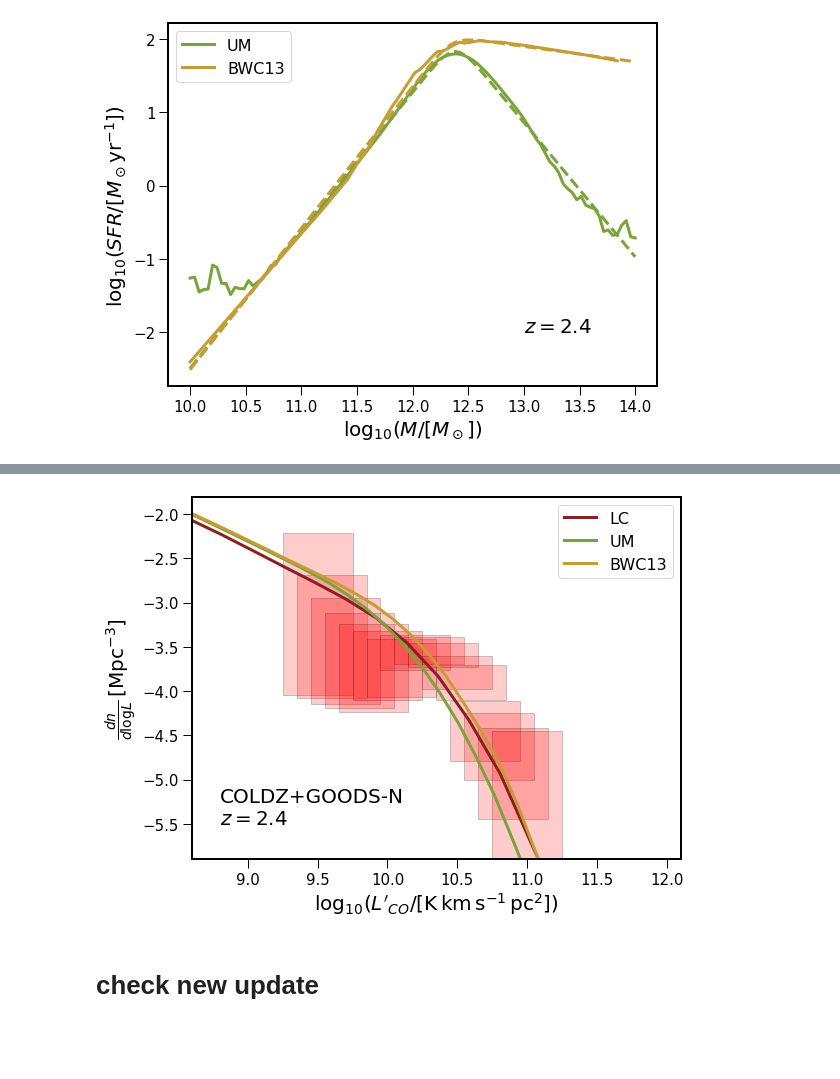
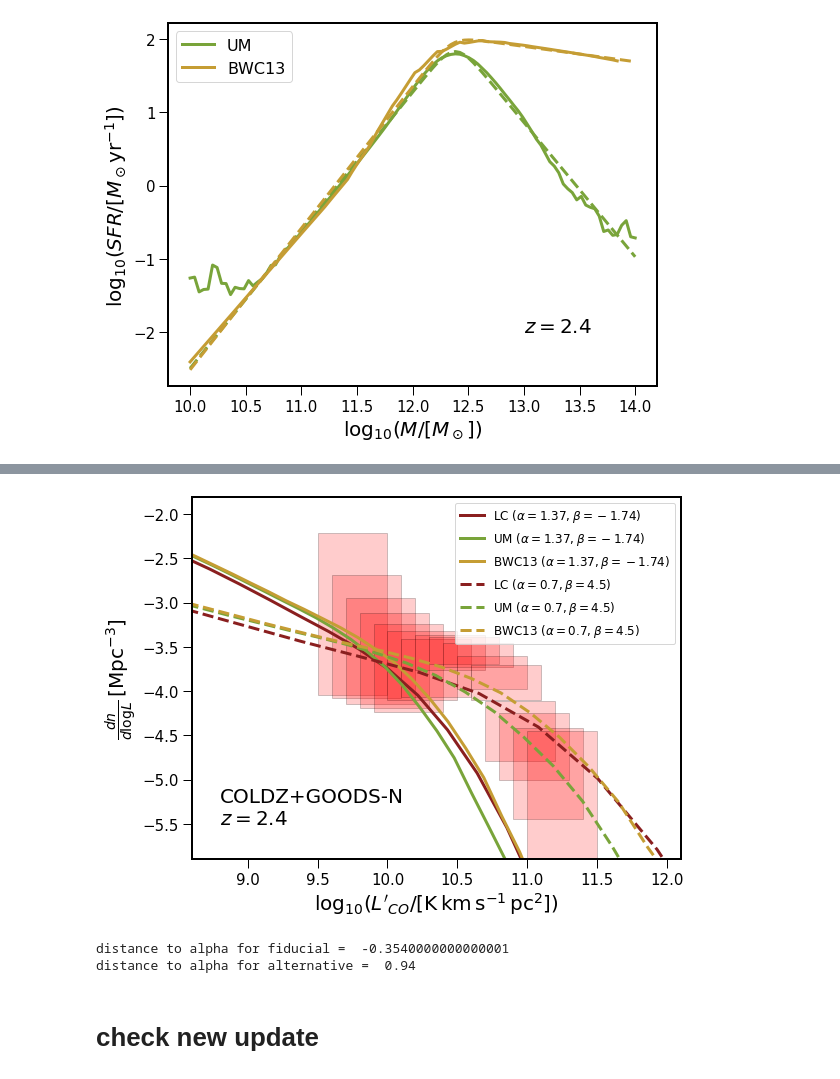
Before and after one commit to kokron/skyLine, a Jupyter notebook: notebooks/prel_results_jose.ipynb, the cells around one changed output, grey strips where cells are left out. Drawn from its saved outputs; the diff is of its cells as text; code cells hidden in the pictures; blank space fills up the shorter version.

Commit message:
new alpha betas

```diff
--- a/notebooks/prel_results_jose.ipynb
+++ b/notebooks/prel_results_jose.ipynb
@@ -863,6 +915,6 @@ def make_error_boxes(ax, xdata, ydata, xerror, yerror, facecolor='r',
 # %%
 #DATA
-logLCOdat = np.arange(9.5,11.01,0.1)
+logLCOdat = np.arange(9.5,11.01,0.1)+0.25
 LCOwidth = np.ones((2,len(logLCOdat)))*0.25
 logphi_max = np.array([-2.21,-2.69,-2.95,-3.12,-3.24,-3.32,-3.41,-3.37,-3.39,-3.45,-3.60,-3.70,-4.11,-4.25,-4.41,-4.45])
 logphi_min = np.array([-4.04,-4.08,-4.14,-4.19,-4.23,-4.10,-4.07,-3.76,-3.69,-3.73,-3.98,-4.10,-4.79,-5.00,-5.44,-6.28])
@@ -964,0 +1144,9 @@ logLCO_BWC=np.linspace(np.min(logLCOcat_BWC), np.max(logLCOcat_BWC), 50)
+# %%
+
+logLCOcat_4 = np.log10(CO_4.halos_in_survey['CO']['Lhalo'][CO_4.halos_in_survey['CO']['Lhalo'].value>0]/(3.2e-11*u.Lsun)/CO_4.line_nu0[CO_4.target_line].value**3)
+logLCOcat_UM_4 = np.log10(CO_UM_4.halos_in_survey['CO']['Lhalo'][CO_UM_4.halos_in_survey['CO']['Lhalo'].value>0]/(3.2e-11*u.Lsun)/CO_4.line_nu0[CO_4.target_line].value**3)
+logLCOcat_BWC_4 = np.log10(CO_BWC_4.halos_in_survey['CO']['Lhalo'][CO_BWC_4.halos_in_survey['CO']['Lhalo'].value>0]/(3.2e-11*u.Lsun)/CO_4.line_nu0[CO_4.target_line].value**3)
+
+logLCO_4=np.linspace(np.min(logLCOcat_4), np.max(logLCOcat_4), 50)
+logLCO_UM_4=np.linspace(np.min(logLCOcat_UM_4), np.max(logLCOcat_UM_4), 50)
+logLCO_BWC_4=np.linspace(np.min(logLCOcat_BWC_4), np.max(logLCOcat_BWC_4), 50)
@@ -965,38 +1172,56 @@ logLCO_BWC=np.linspace(np.min(logLCOcat_BWC), np.max(logLCOcat_BWC), 50)
 # %%
-Nhalos, _=np.histogram(logLCOcat, bins=logLCO)
-phi=Nhalos/np.diff(logLCO)[0]/((CO.Lbox[0]*CO.Lbox[1]*CO.Lbox[2]).to(u.Mpc**3))
+Nhalos_fid, _=np.histogram(logLCOcat_fid, bins=logLCO_fid)
+phi_fid=Nhalos_fid/np.diff(logLCO_fid)[0]/((CO_fid.Lbox[0]*CO_fid.Lbox[1]*CO_fid.Lbox[2]).to(u.Mpc**3))
 
-Nhalos_UM, _=np.histogram(logLCOcat_UM, bins=logLCO_UM)
-phi_UM=Nhalos_UM/np.diff(logLCO_UM)[0]/((CO_UM.Lbox[0]*CO_UM.Lbox[1]*CO_UM.Lbox[2]).to(u.Mpc**3))
+Nhalos_UM_fid, _=np.histogram(logLCOcat_UM_fid, bins=logLCO_UM_fid)
+phi_UM_fid=Nhalos_UM_fid/np.diff(logLCO_UM_fid)[0]/((CO_UM_fid.Lbox[0]*CO_UM_fid.Lbox[1]*CO_UM_fid.Lbox[2]).to(u.Mpc**3))
 
-Nhalos_BWC, _=np.histogram(logLCOcat_BWC, bins=logLCO_BWC)
-phi_BWC=Nhalos_BWC/np.diff(logLCO_BWC)[0]/((CO_BWC.Lbox[0]*CO_BWC.Lbox[1]*CO_BWC.Lbox[2]).to(u.Mpc**3))
+Nhalos_BWC_fid, _=np.histogram(logLCOcat_BWC_fid, bins=logLCO_BWC_fid)
+phi_BWC_fid=Nhalos_BWC_fid/np.diff(logLCO_BWC_fid)[0]/((CO_BWC_fid.Lbox[0]*CO_BWC_fid.Lbox[1]*CO_BWC_fid.Lbox[2]).to(u.Mpc**3))
+# %%
+Nhalos_4, _=np.histogram(logLCOcat_4, bins=logLCO_4)
+phi_4=Nhalos_4/np.diff(logLCO_4)[0]/((CO_4.Lbox[0]*CO_4.Lbox[1]*CO_4.Lbox[2]).to(u.Mpc**3))
+
+Nhalos_UM_4, _=np.histogram(logLCOcat_UM_4, bins=logLCO_UM_4)
+phi_UM_4=Nhalos_UM_4/np.diff(logLCO_UM_4)[0]/((CO_UM_4.Lbox[0]*CO_UM_4.Lbox[1]*CO_UM_4.Lbox[2]).to(u.Mpc**3))
+
+Nhalos_BWC_4, _=np.histogram(logLCOcat_BWC_4, bins=logLCO_BWC_4)
+phi_BWC_4=Nhalos_BWC_4/np.diff(logLCO_BWC_4)[0]/((CO_BWC_4.Lbox[0]*CO_BWC_4.Lbox[1]*CO_BWC_4.Lbox[2]).to(u.Mpc**3))
 # %%
 gs = gridspec.GridSpec(1, 1,left=0.12,bottom=0.14,right=0.97,top=0.98,wspace=.0,hspace=.0)
 fig = plt.figure(figsize=(8,6))
 
 ax = plt.subplot(gs[0,0])
 
 _ = make_error_boxes(ax,logLCOdat,logphidat,LCOwidth,logphiwidth,alpha=0.2,edgecolor='k')
 
-ax.plot(logLCO[:-1]+np.diff(logLCO)[0]/2,np.log10(phi.value),label='LC',color=colors[0])
-ax.plot(logLCO_UM[:-1]+np.diff(logLCO_UM)[0]/2,np.log10(phi_UM.value),label='UM',color=colors[1])
-ax.plot(logLCO_BWC[:-1]+np.diff(logLCO_BWC)[0]/2,np.log10(phi_BWC.value),label='BWC13',color=colors[2])
+ax.plot(logLCO_fid[:-1]+np.diff(logLCO_fid)[0]/2,np.log10(phi_fid.value),label=r'LC ($\alpha={},\beta={}$)'.format(afid,bfid),color=colors[0])
+ax.plot(logLCO_UM_fid[:-1]+np.diff(logLCO_UM_fid)[0]/2,np.log10(phi_UM_fid.value),label=r'UM ($\alpha={},\beta={}$)'.format(afid,bfid),color=colors[1])
+ax.plot(logLCO_BWC_fid[:-1]+np.diff(logLCO_BWC_fid)[0]/2,np.log10(phi_BWC_fid.value),label=r'BWC13 ($\alpha={},\beta={}$)'.format(afid,bfid),color=colors[2])
 
+ax.plot(logLCO_4[:-1]+np.diff(logLCO_4)[0]/2,np.log10(phi_4.value),label=r'LC ($\alpha={},\beta={}$)'.format(a4,b4),color=colors[0],ls='--')
+ax.plot(logLCO_UM_4[:-1]+np.diff(logLCO_UM_4)[0]/2,np.log10(phi_UM_4.value),label=r'UM ($\alpha={},\beta={}$)'.format(a4,b4),color=colors[1],ls='--')
+ax.plot(logLCO_BWC_4[:-1]+np.diff(logLCO_BWC_4)[0]/2,np.log10(phi_BWC_4.value),label=r'BWC13 ($\alpha={},\beta={}$)'.format(a4,b4),color=colors[2],ls='--')
 
 plt.ylim(-5.9,-1.8)
 plt.xlim(8.6,12.1)
 
 ax.set_ylabel(r'$\frac{dn}{d\log L}\, [{\rm Mpc}^{-3}]$',fontsize=20)
 ax.set_xlabel(r"$\log_{10} (L'_{CO}/ [{\rm K\, km\, s^{-1}\, pc^2}])$",fontsize=20)
 ax.tick_params(axis='both',width=1,length=9,labelsize=15)
 ax.tick_params(axis='both',which='minor',width=1,length=5,labelsize=15)
-ax.legend(fontsize=16)
+ax.legend(fontsize=12)
 ax.text(8.8,-5.5,'COLDZ+GOODS-N\n$z = 2.4$',fontsize=20)
 
 plt.show()
 # %% [output]
-[figure, old version]
+[figure, new version]
+# %%
+print('distance to alpha for fiducial = ',0.10*bfid+1.19 - afid)
+print('distance to alpha for alternative = ',0.10*b4+1.19 - a4)
+# %% [output]
+distance to alpha for fiducial =  -0.3540000000000001
+distance to alpha for alternative =  0.94
 # %% [markdown]
 # check new update
 # %%
```
Also changed, not shown: parts of 10 cells of this notebook.
